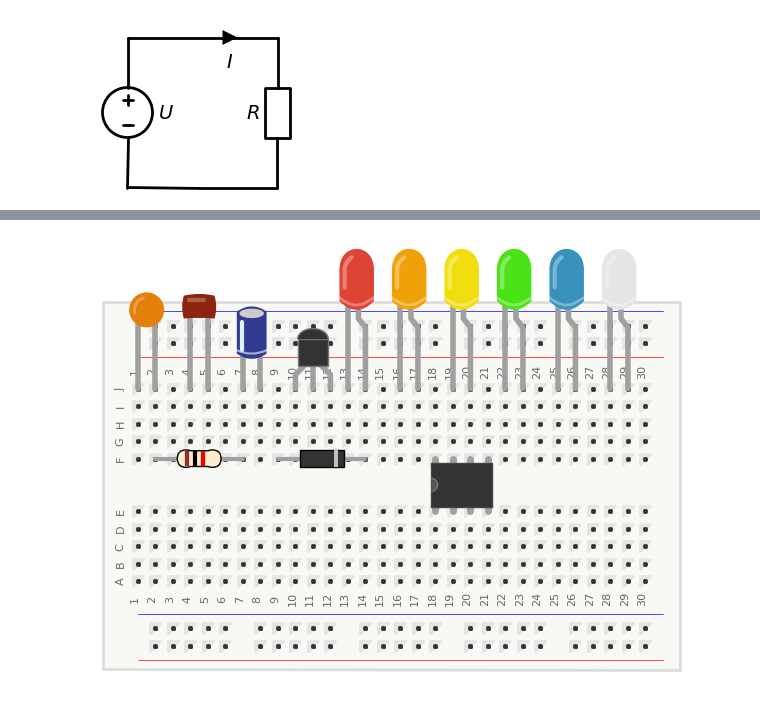
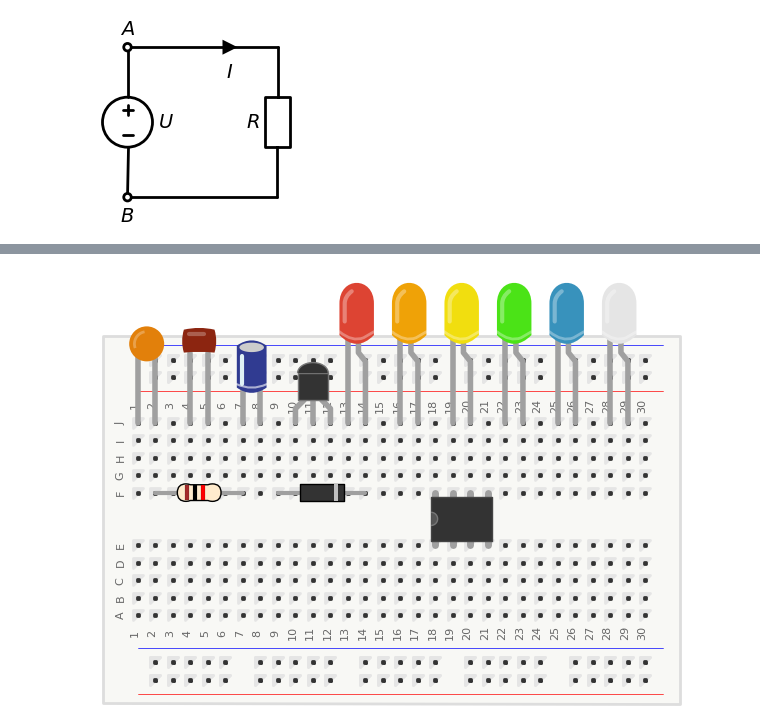
Before and after one commit to ekafex/electronics, a Jupyter notebook: Lectures/Circuit_Draw.ipynb, the cells around one changed output, grey strips where cells are left out. Saved outputs shown, nothing was run; the diff lists cells and outputs as text; code cells hidden in the pictures.

```diff
--- a/Lectures/Circuit_Draw.ipynb
+++ b/Lectures/Circuit_Draw.ipynb
@@ -6,19 +6,17 @@ import schemdraw
 import schemdraw.elements as elm
 from schemdraw import pictorial
 elm.style(elm.STYLE_IEC)
-# %%
-with schemdraw.Drawing() as d:
-    elm.style(elm.STYLE_IEC)
-    #d.config(bgcolor='white',lw=2)
-    d += elm.SourceV().up().label(r"$U$",loc='bottom')
-    d += elm.Line().right()
-    d += elm.CurrentLabelInline().label(r'$I$',loc='bottom')
-    d += elm.Resistor().down().label(r"$R$",loc='top')
-    d += elm.Line().left()
-
-    d.draw()
-    d.save('figs/fig1.svg',transparent=False)
-# %% [output]
-[figure, removed]
+# %%
+with schemdraw.Drawing() as d:
+    U=elm.SourceV().up().label(r"$U$",loc='bottom')
+    elm.Line().right()
+    elm.CurrentLabelInline().label(r'$I$',loc='bottom')
+    elm.Resistor().down().label(r"$R$",loc='top')
+    elm.Line().left()
+    elm.Dot(open=True).at(U.end).label(r'$A$',loc='top')
+    elm.Dot(open=True).at(U.start).label(r'$B$',loc='bottom')
+    d.save('figs/fig1.svg',transparent=False)
+# %% [output]
+[figure, added]
 # %%
 with schemdraw.Drawing() as d:
```
Also changed, not shown: parts of 3 cells of this notebook.
